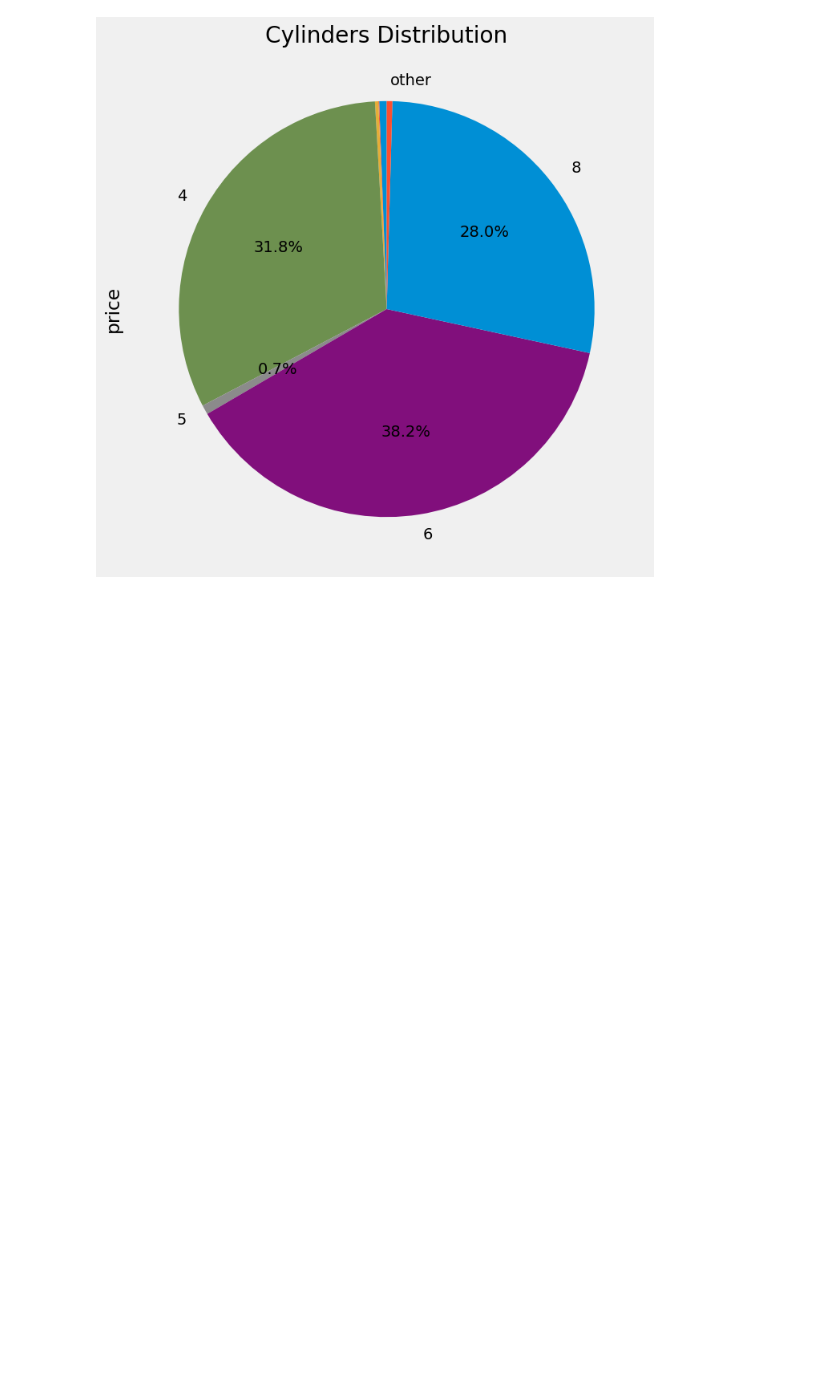
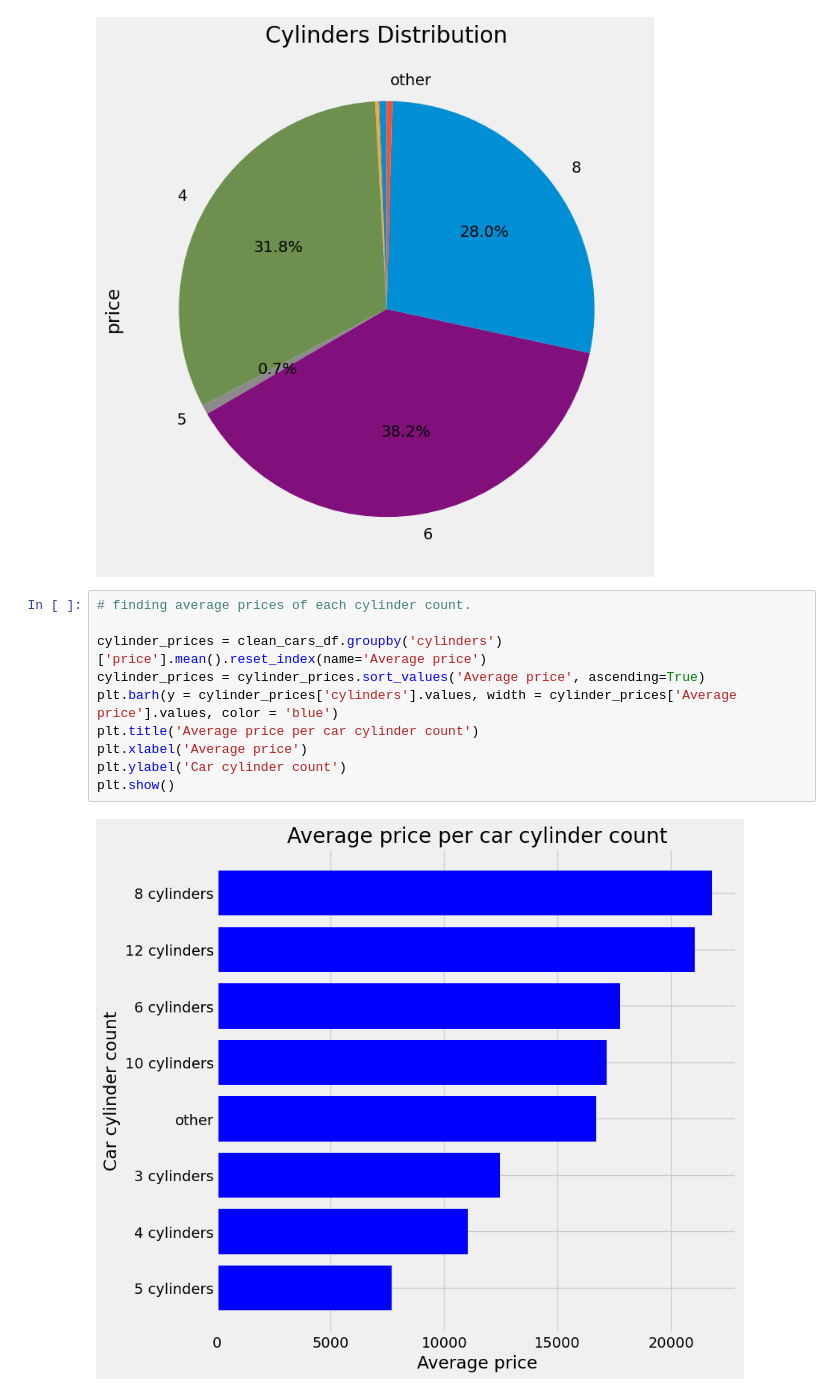
Before and after one commit to LewisRRamsey/Data-science-and-analytics-side-projects, a Jupyter notebook: Data analysis side project on used cars/Jupyter notebook file for project.ipynb, the cells around one changed output. Cells and saved outputs as stored; diff of their text form; blank space fills up the shorter version.

```diff
--- a/Data analysis side project on used cars/Jupyter notebook file for project.ipynb
+++ b/Data analysis side project on used cars/Jupyter notebook file for project.ipynb
@@ -381,3 +381,15 @@ cylinders_grouped.plot.pie(
 # %% [output]
 <Axes: title={'center': 'Cylinders Distribution'}, ylabel='price'>
 [figure]
+# %%
+# finding average prices of each cylinder count.
+
+cylinder_prices = clean_cars_df.groupby('cylinders')['price'].mean().reset_index(name='Average price')
+cylinder_prices = cylinder_prices.sort_values('Average price', ascending=True)
+plt.barh(y = cylinder_prices['cylinders'].values, width = cylinder_prices['Average price'].values, color = 'blue')
+plt.title('Average price per car cylinder count')
+plt.xlabel('Average price')
+plt.ylabel('Car cylinder count')
+plt.show()
+# %% [output]
+[figure, added]
```
Also changed, not shown: parts of 12 cells of this notebook.
